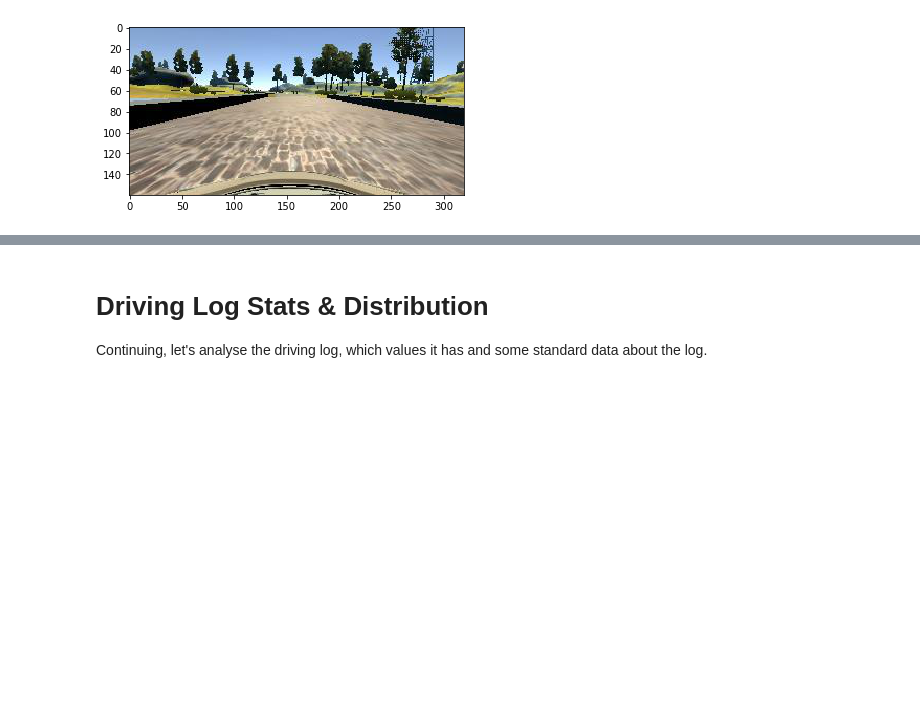
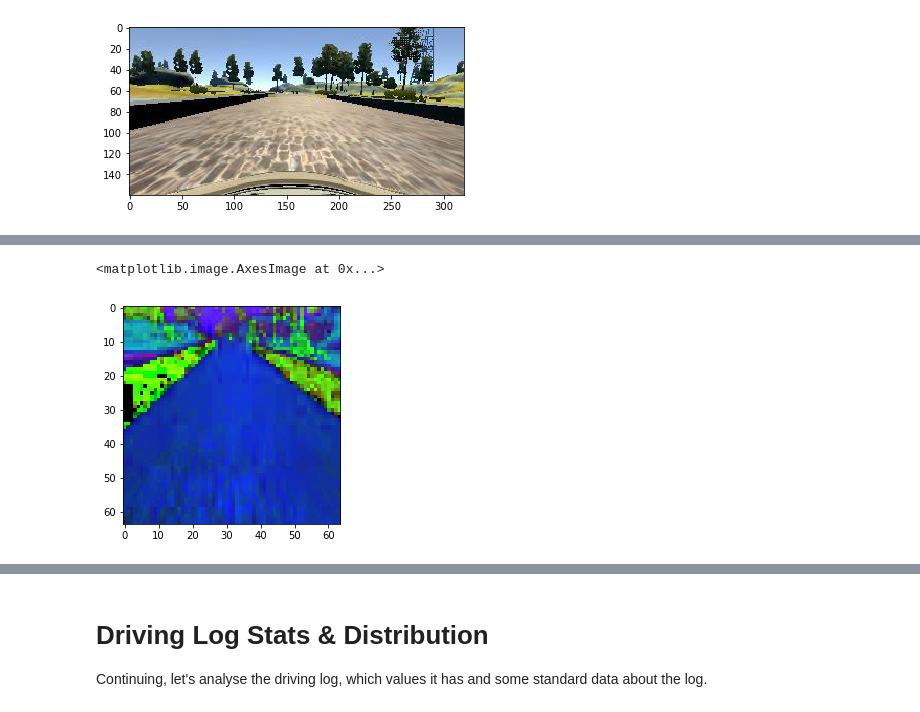
Before and after one commit to boxmein/CarND-Behavioral-Cloning-P3, a Jupyter notebook: DataAnalysis.ipynb, the cells around one changed output, grey strips where cells are left out. Cells and saved outputs as stored; diff of their text form; code cells hidden in the pictures; blank space fills up the shorter version.

```diff
--- a/DataAnalysis.ipynb
+++ b/DataAnalysis.ipynb
@@ -42,0 +52,6 @@ plt.imshow(np.resize(random_image, [1,model.ORIG_ROWS,model.ORIG_COLS,model.ORIG
+# %%
+hsv_image = cv2.cvtColor(small_image, cv2.COLOR_RGB2HSV)
+plt.imshow(hsv_image)
+# %% [output]
+<matplotlib.image.AxesImage at 0x...>
+[figure, added]
```
Also changed, not shown: parts of 10 cells of this notebook, 4 other files.
